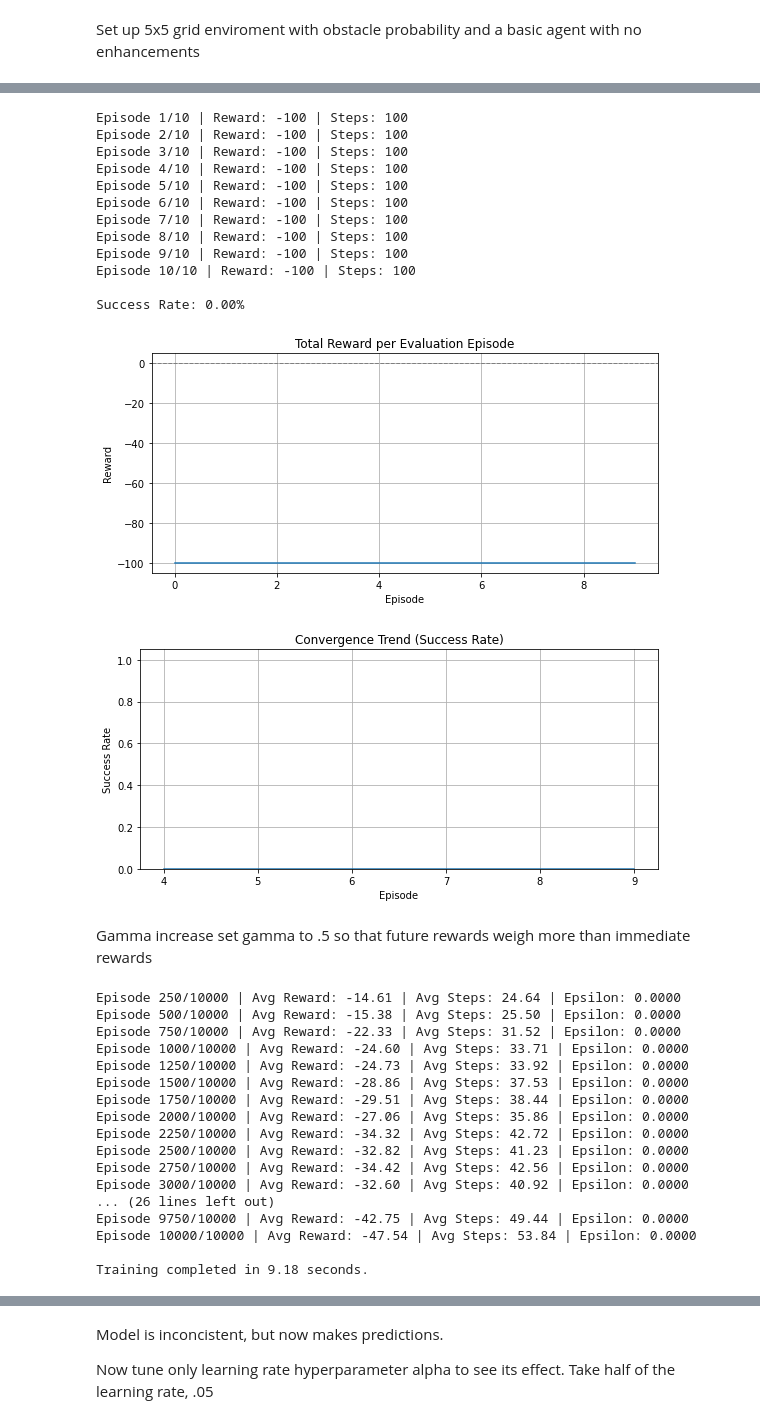
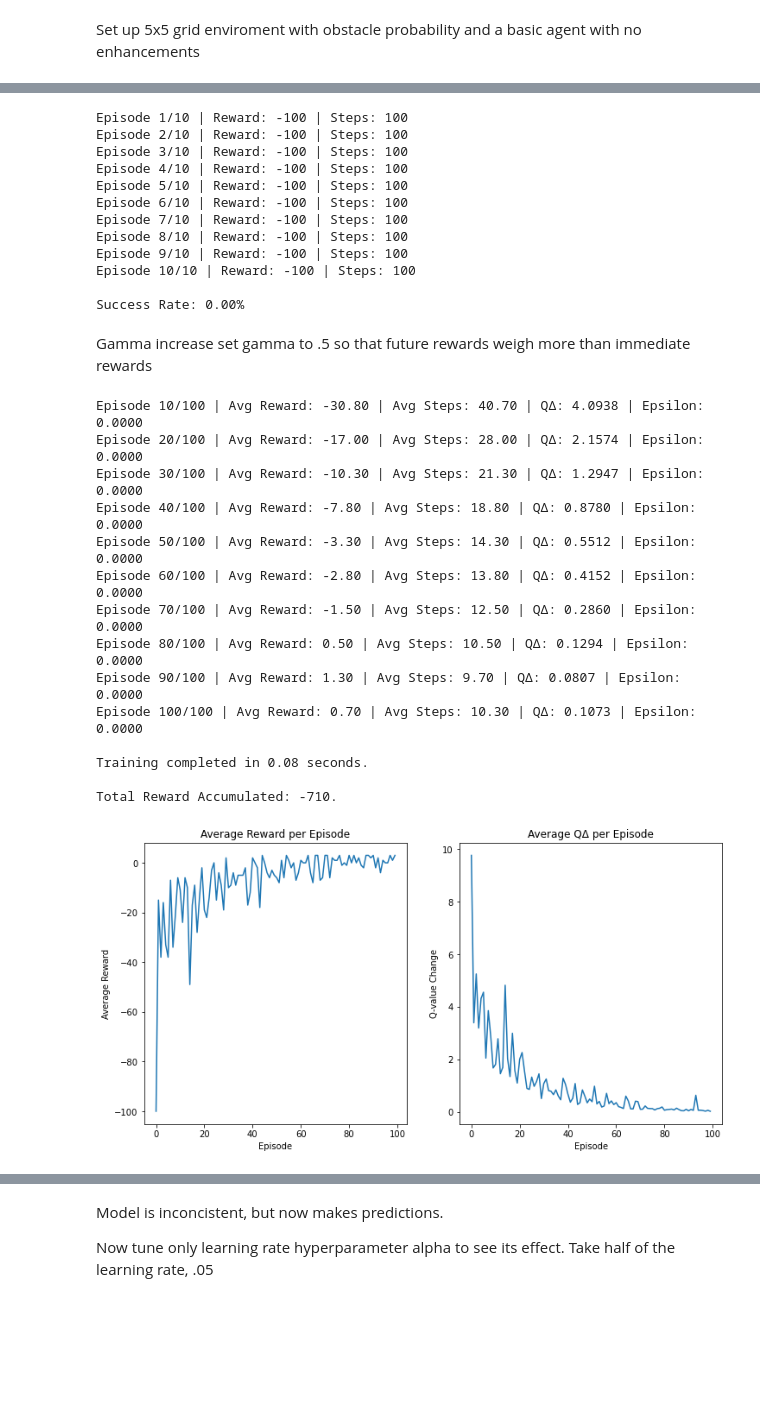
Before and after one commit to andmrqzv/Q_Learning, a Jupyter notebook: grid_world.ipynb, the cells around one changed output, grey strips where cells are left out. Saved outputs shown, nothing was run; the diff lists cells and outputs as text; code cells hidden in the pictures; blank space fills up the shorter version.

```diff
--- a/grid_world.ipynb
+++ b/grid_world.ipynb
@@ -272,7 +277,5 @@ Training completed in 20.28 seconds.
 # %%
-r, s, succ = evaluate(env, agent, episodes=10)
-plot_rewards(r)
-plot_convergence(succ)
+ev_reward = evaluate(env, agent, episodes=10)
 # %% [output]
 Episode 1/10 | Reward: -100 | Steps: 100
 Episode 2/10 | Reward: -100 | Steps: 100
@@ -286,31 +289,28 @@ Episode 9/10 | Reward: -100 | Steps: 100
 Episode 10/10 | Reward: -100 | Steps: 100
 
 Success Rate: 0.00%
-[figure, removed]
-[figure, removed]
 # %% [markdown]
 Gamma increase
 set gamma to .5 so that future rewards weigh more than immediate rewards
 # %%
-gamma_agent = QLearningAgent(grid_size=(5,5), gamma=.99)
+gamma_agent = QLearningAgent(grid_size=(5,5), gamma=.5)
 
-rewards, steps = train(env, gamma_agent, episodes=10000)
+rewards, q_changes = train(env, gamma_agent, episodes=100, max_steps=100, log_interval=10)
+plot_convergence(rewards, q_changes)
 # %% [output]
-Episode 250/10000 | Avg Reward: -14.61 | Avg Steps: 24.64 | Epsilon: 0.0000
-Episode 500/10000 | Avg Reward: -15.38 | Avg Steps: 25.50 | Epsilon: 0.0000
-Episode 750/10000 | Avg Reward: -22.33 | Avg Steps: 31.52 | Epsilon: 0.0000
-Episode 1000/10000 | Avg Reward: -24.60 | Avg Steps: 33.71 | Epsilon: 0.0000
-Episode 1250/10000 | Avg Reward: -24.73 | Avg Steps: 33.92 | Epsilon: 0.0000
-Episode 1500/10000 | Avg Reward: -28.86 | Avg Steps: 37.53 | Epsilon: 0.0000
-Episode 1750/10000 | Avg Reward: -29.51 | Avg Steps: 38.44 | Epsilon: 0.0000
-Episode 2000/10000 | Avg Reward: -27.06 | Avg Steps: 35.86 | Epsilon: 0.0000
-Episode 2250/10000 | Avg Reward: -34.32 | Avg Steps: 42.72 | Epsilon: 0.0000
-Episode 2500/10000 | Avg Reward: -32.82 | Avg Steps: 41.23 | Epsilon: 0.0000
-Episode 2750/10000 | Avg Reward: -34.42 | Avg Steps: 42.56 | Epsilon: 0.0000
-Episode 3000/10000 | Avg Reward: -32.60 | Avg Steps: 40.92 | Epsilon: 0.0000
-... (26 lines left out)
-Episode 9750/10000 | Avg Reward: -42.75 | Avg Steps: 49.44 | Epsilon: 0.0000
-Episode 10000/10000 | Avg Reward: -47.54 | Avg Steps: 53.84 | Epsilon: 0.0000
+Episode 10/100 | Avg Reward: -30.80 | Avg Steps: 40.70 | QΔ: 4.0938 | Epsilon: 0.0000
+Episode 20/100 | Avg Reward: -17.00 | Avg Steps: 28.00 | QΔ: 2.1574 | Epsilon: 0.0000
+Episode 30/100 | Avg Reward: -10.30 | Avg Steps: 21.30 | QΔ: 1.2947 | Epsilon: 0.0000
+Episode 40/100 | Avg Reward: -7.80 | Avg Steps: 18.80 | QΔ: 0.8780 | Epsilon: 0.0000
+Episode 50/100 | Avg Reward: -3.30 | Avg Steps: 14.30 | QΔ: 0.5512 | Epsilon: 0.0000
+Episode 60/100 | Avg Reward: -2.80 | Avg Steps: 13.80 | QΔ: 0.4152 | Epsilon: 0.0000
+Episode 70/100 | Avg Reward: -1.50 | Avg Steps: 12.50 | QΔ: 0.2860 | Epsilon: 0.0000
+Episode 80/100 | Avg Reward: 0.50 | Avg Steps: 10.50 | QΔ: 0.1294 | Epsilon: 0.0000
+Episode 90/100 | Avg Reward: 1.30 | Avg Steps: 9.70 | QΔ: 0.0807 | Epsilon: 0.0000
+Episode 100/100 | Avg Reward: 0.70 | Avg Steps: 10.30 | QΔ: 0.1073 | Epsilon: 0.0000
 
-Training completed in 9.18 seconds.
+Training completed in 0.08 seconds.
+
+Total Reward Accumulated: -710.
+[figure, added]
 # %%
```
Also changed, not shown: parts of 21 cells of this notebook.
